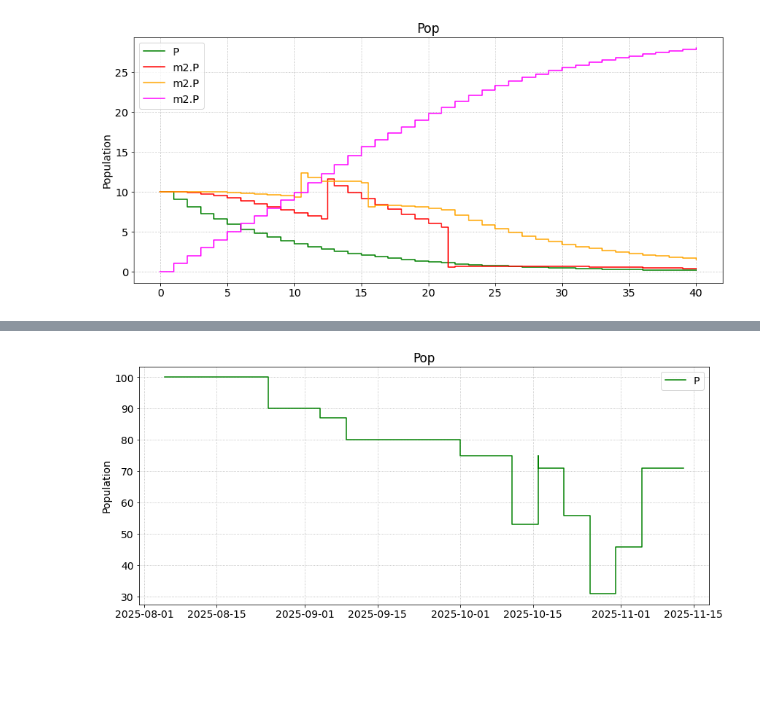
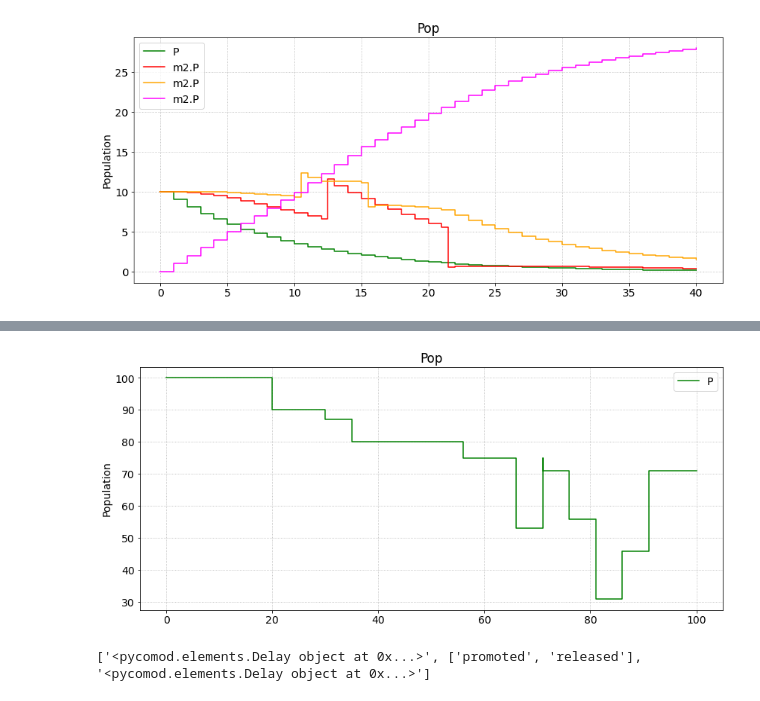
Before and after one commit to DND-DRDC-RDDC/OS_PyCoMod, a Jupyter notebook: test.ipynb, the cells around one changed output, grey strips where cells are left out. Saved outputs shown, nothing was run; the diff lists cells and outputs as text; code cells hidden in the pictures; blank space fills up the shorter version.

```diff
--- a/test.ipynb
+++ b/test.ipynb
@@ -445,39 +454,39 @@ class Procs(pcm.Model):
 
             P.remove(n)
 
-            yield pcm.Delay(d)
+            yield self.wait_delay(d)
 
             P.add(n)
 
             return int(n*(1-s))
 
 
-        @self.process(start=pcm.Time(20))
+        @self.process(start=self.wait_time(20))
         def rem():
             P.remove(10)
 
-            yield pcm.Time(30)
+            yield self.wait_time(30)
 
             P.remove(3)
 
-            yield pcm.Delay(5)
+            yield self.wait_delay(5)
 
             P.remove(7)
 
-            yield pcm.Date("2025-10-01")
+            yield self.wait_date("2025-10-01")
 
             P.remove(5)
 
-            yield pcm.Delay(10)
+            yield self.wait_delay(10)
 
             x = yield temp(22, 5, 0.8)
 
             P.remove(x)
 
-            yield pcm.Delay(5)
+            yield self.wait_delay(5)
 
             temp(15, 10, 0.5).start()
-            temp(25, 10, 0.7).start(pcm.Delay(5))
+            temp(25, 10, 0.7).start(self.wait_delay(5))
 
 
         return locals()
@@ -486,7 +495,7 @@ m8 = Procs()
 mgr = pcm.RunManager()
 mgr.run(m8, duration=100, label='My run')
 # %%
-plt = pcm.Plotter(title='Pop', ylabel='Population', fontsize=14, xdates=True)
+plt = pcm.Plotter(title='Pop', ylabel='Population', fontsize=14, xdates=False)
 plt.plot(mgr['My run']['output']['P'], color='green', label='P', step=True)
 # %% [output]
-[figure, old version]
+[figure, new version]
@@ -492,0 +531,5 @@ plt.plot(mgr['My run']['output']['P'], color='green', label='P', step=True)
+# %%
+mgr = pcm.RunManager()
+mgr.run(m9, duration=100, label='My run')
+# %% [output]
+['<pycomod.elements.Delay object at 0x...>', ['promoted', 'released'], '<pycomod.elements.Delay object at 0x...>']
```
Also changed, not shown: parts of 18 cells of this notebook, 3 other files.
